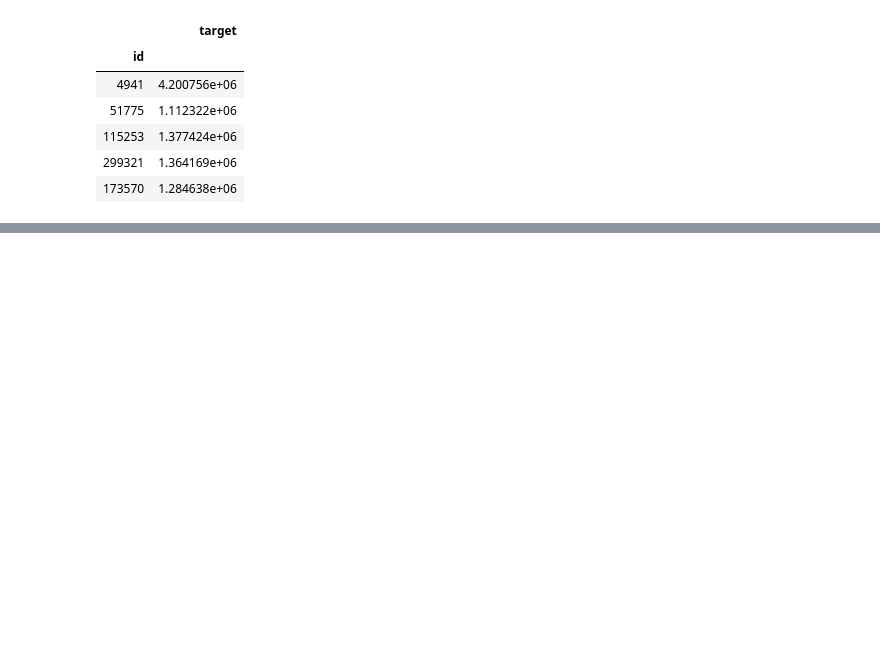
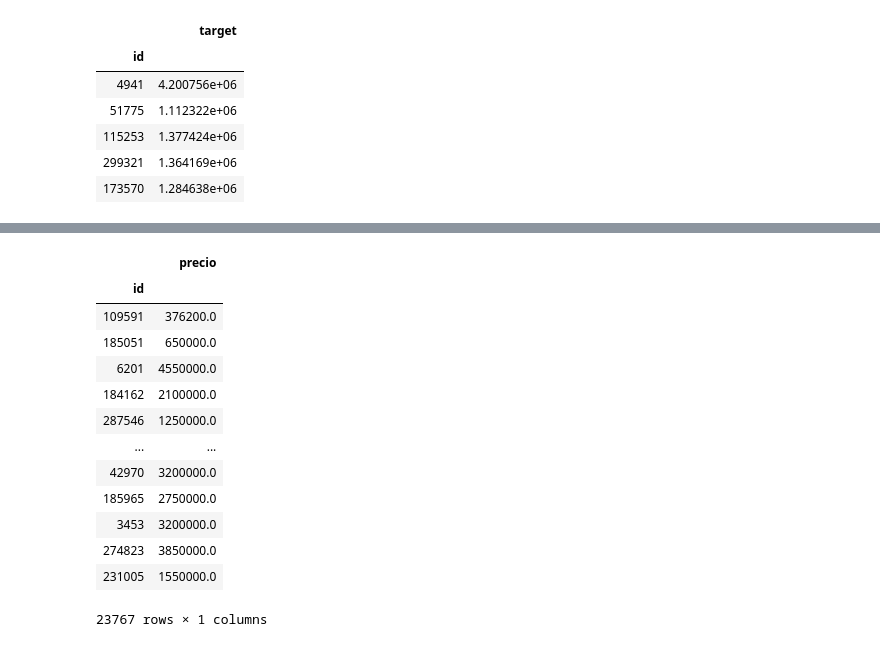
Before and after one commit to lautarofritz/TP2-Orga-de-Datos, a Jupyter notebook: TP2 Orga de Datos.ipynb, the cells around one changed output, grey strips where cells are left out. Drawn from its saved outputs; the diff is of its cells as text; code cells hidden in the pictures; blank space fills up the shorter version.

```diff
--- a/TP2 Orga de Datos.ipynb
+++ b/TP2 Orga de Datos.ipynb
@@ -296,0 +360,23 @@ res.to_csv("workshop-submission-linear.csv", header=True) # RMSLE=0.65487
+# %%
+y_val_2016 = pd.merge(X_val_2016, y_val, on='id', how='inner')
+# %%
+y_val_2016 = y_val_2016.reset_index()[['id', 'precio']]
+# %%
+y_val_2016 = y_val_2016.set_index('id')
+# %%
+y_val_2016
+# %% [output]
+|  | precio |
+| id |  |
+| 109591 | 376200.0 |
+| 185051 | 650000.0 |
+| 6201 | 4550000.0 |
+| 184162 | 2100000.0 |
+| 287546 | 1250000.0 |
+| ... | ... |
+| 42970 | 3200000.0 |
+| 185965 | 2750000.0 |
+| 3453 | 3200000.0 |
+| 274823 | 3850000.0 |
+| 231005 | 1550000.0 |
+23767 rows × 1 columns
```
Also changed, not shown: parts of 35 cells of this notebook.
